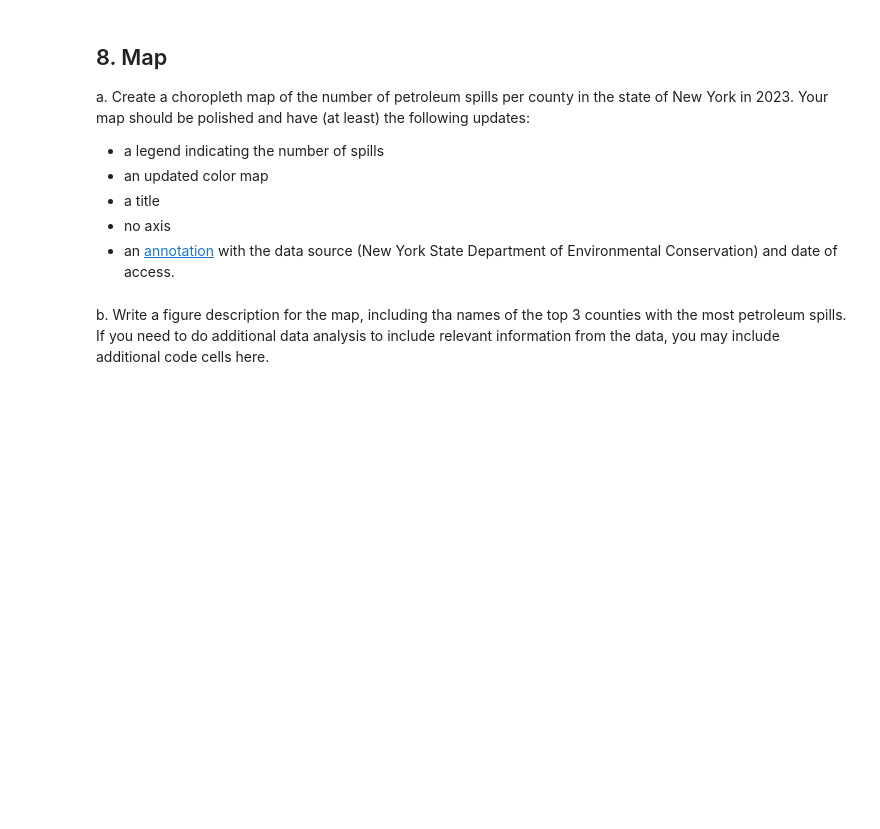
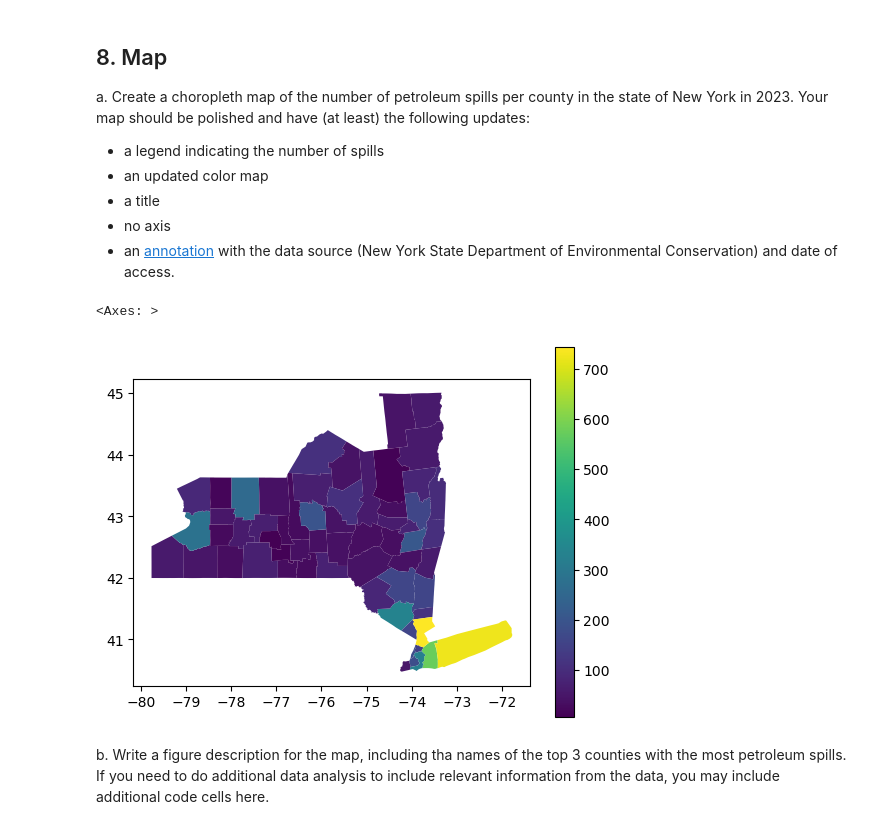
Before and after one commit to jocardelle/eds220-hwk3, a Jupyter notebook: hwk3-task2-oil-spills.ipynb, the cells around one changed output. Drawn from its saved outputs; the diff is of its cells as text; code cells hidden in the pictures; blank space fills up the shorter version.

```diff
--- a/hwk3-task2-oil-spills.ipynb
+++ b/hwk3-task2-oil-spills.ipynb
@@ -330,3 +419,7 @@ You may add cells if needed.
+# %%
+# Update St Lawrence to St. Lawrence
+spills_per_county.loc['St Lawrence', 'county'] = 'St. Lawrence'
+assert (spills_per_county['county'] == 'St. Lawrence').any()
 # %% [markdown]
 ### 7.C. Merge
 
@@ -342,3 +431,9 @@ b. Over-write `ny_counties` as the  inner join of the `spills_per_county` and `n
+# %%
+# Update column name in ny_counties to `county`
+ny_counties = ny_counties.rename(columns={"name": "county"})
+# %%
+# Join the two dataframes
+ny_counties = pd.merge(spills_per_county, ny_counties, on = 'county', how = 'inner')
 # %% [markdown]
 
 From our previous exploration we know that Tuscarora Indian Reservation will not be in the join. Tuscarora Indian Reservation is located within Niagara county.
@@ -348,0 +442,5 @@ c. Since the Tuscarora Indian Reservation does not appear in the `ny_counties` d
+# %%
+# find value of spills in niagara county
+ny_counties.loc[ny_counties['county'] == 'Niagara', ['n_spills']]
+# Update value to 89
+ny_counties.loc[ny_counties['county'] == 'Niagara', 'n_spills'] = 89
@@ -362,3 +465,10 @@ Your map should be polished and have (at least) the following updates:
+# %%
+ny_counties = gpd.GeoDataFrame(ny_counties, geometry='geometry')
+ny_counties.crs = 'EPSG:4269'
+ny_counties.plot(column='n_spills', legend = True)
+# %% [output]
+<Axes: >
+[figure, added]
 # %% [markdown]
 <!-- END QUESTION -->
 
```
Also changed, not shown: parts of 34 cells of this notebook.
